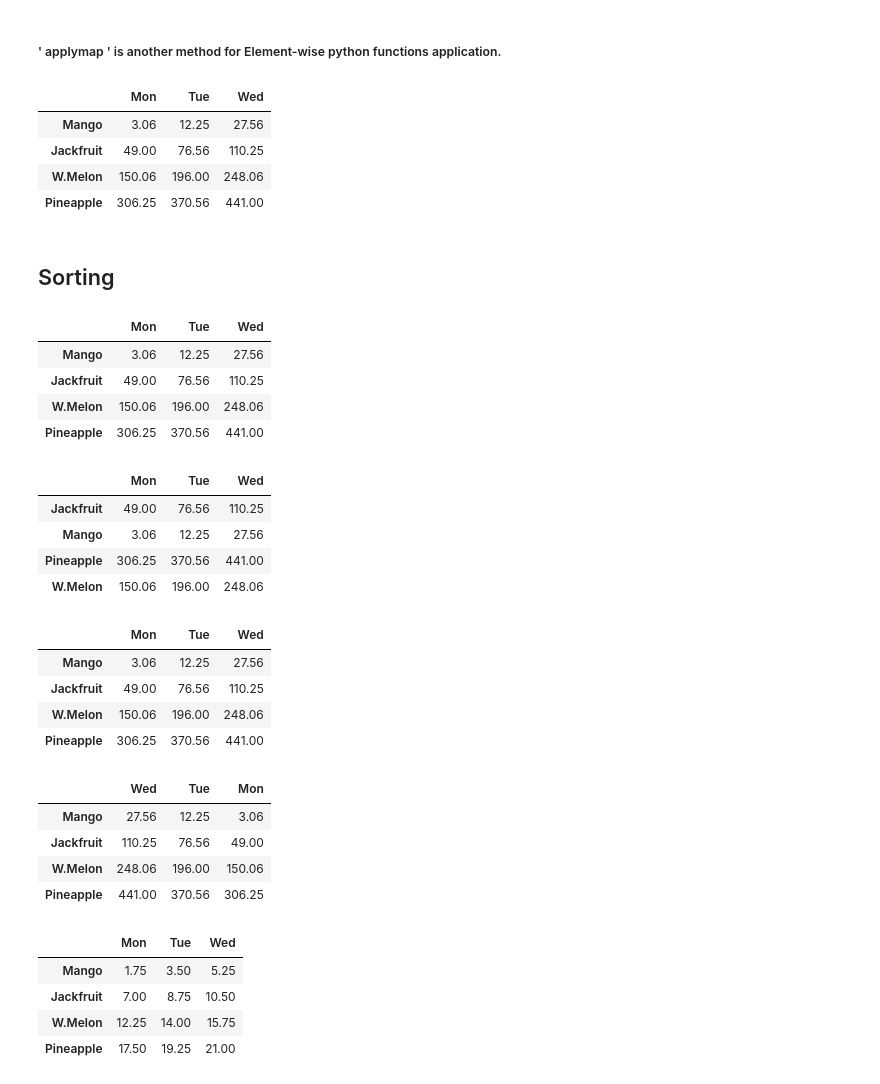
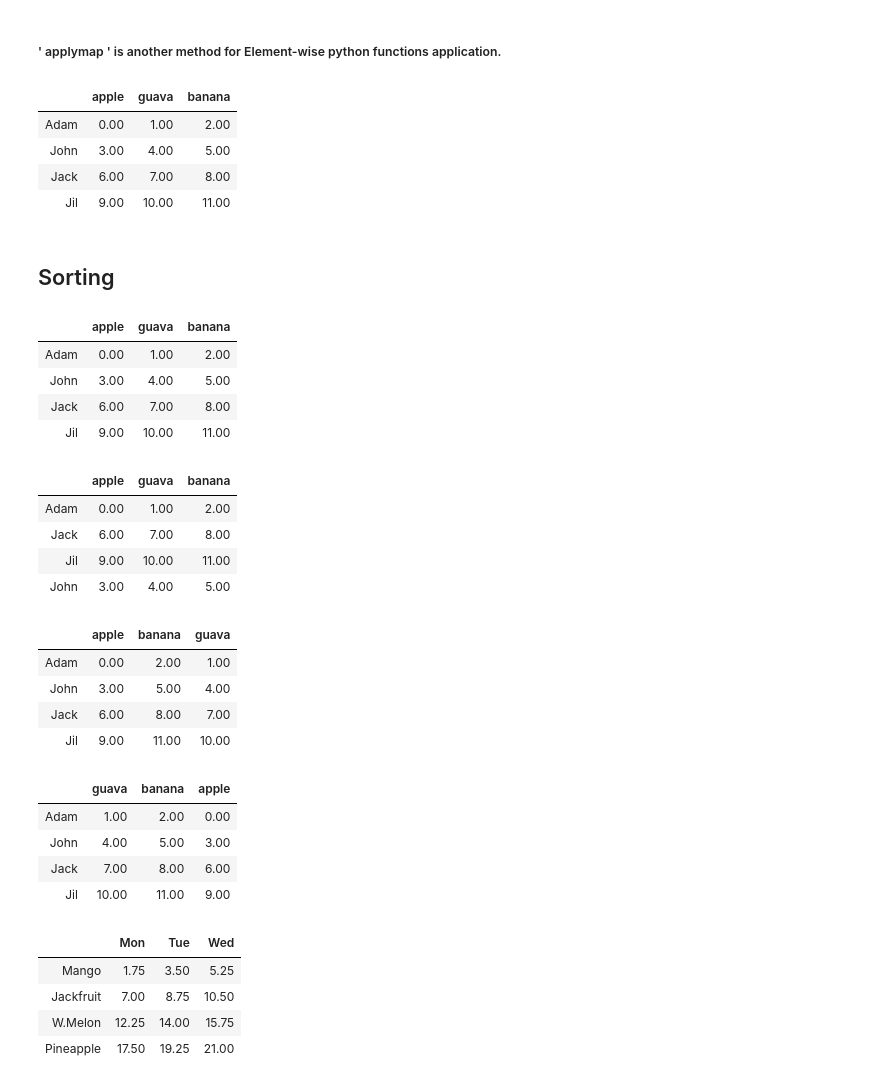
Before and after one commit to akshayjaryal603/Numpy_and_Pandas_Tutorial, a Jupyter notebook: pandas-Starter_Series_DataFrame.ipynb, the cells around one changed output. Drawn from its saved outputs; the diff is of its cells as text; code cells hidden in the pictures.

```diff
--- a/pandas-Starter_Series_DataFrame.ipynb
+++ b/pandas-Starter_Series_DataFrame.ipynb
@@ -956,7 +1018,8 @@ df2.sub(ss2,axis=0)
 # %% [markdown]
 ### NumPy Universal functions (Element-wise array methods) also work with pandas objects.
 # %%
-df1=pd.DataFrame((np.arange(1,13,1)*1.75).reshape(4,3),columns=['Mon','Tue','Wed'],index=['Mango','Jackfruit','W.Melon','Pineapple'])
+df1=pd.DataFrame((np.arange(1,13,1)*1.75).reshape(4,3),columns=['Mon','Tue','Wed']
+                 ,index=['Mango','Jackfruit','W.Melon','Pineapple'])
 df1
 # %% [output]
 |  | Mon | Tue | Wed |
@@ -1055,50 +1122,52 @@ df2
 # %% [markdown]
 ##### ' applymap ' is another method for Element-wise python functions application.
 # %%
-f1=lambda x: '%.2f' % x # Returns each element with only two decimal points
-df3=df2.applymap(f1)
+f1 = lambda x: '%.2f' % x   # Returns each element with only two decimal points
+df3 = df2.applymap(f1)
 df3
 # %% [output]
-|  | Mon | Tue | Wed |
-| Mango | 3.06 | 12.25 | 27.56 |
-| Jackfruit | 49.00 | 76.56 | 110.25 |
-| W.Melon | 150.06 | 196.00 | 248.06 |
-| Pineapple | 306.25 | 370.56 | 441.00 |
+|  | apple | guava | banana |
+| Adam | 0.00 | 1.00 | 2.00 |
+| John | 3.00 | 4.00 | 5.00 |
+| Jack | 6.00 | 7.00 | 8.00 |
+| Jil | 9.00 | 10.00 | 11.00 |
 # %% [markdown]
 ## Sorting
 # %%
 df3
 # %% [output]
-|  | Mon | Tue | Wed |
-| Mango | 3.06 | 12.25 | 27.56 |
-| Jackfruit | 49.00 | 76.56 | 110.25 |
-| W.Melon | 150.06 | 196.00 | 248.06 |
-| Pineapple | 306.25 | 370.56 | 441.00 |
+|  | apple | guava | banana |
+| Adam | 0.00 | 1.00 | 2.00 |
+| John | 3.00 | 4.00 | 5.00 |
+| Jack | 6.00 | 7.00 | 8.00 |
+| Jil | 9.00 | 10.00 | 11.00 |
 # %%
-df3.sort_index() # axis can be passed
+df3.sort_index(axis='index')      # axis = 0 can be sorted rows wise
 # %% [output]
-|  | Mon | Tue | Wed |
-| Jackfruit | 49.00 | 76.56 | 110.25 |
-| Mango | 3.06 | 12.25 | 27.56 |
-| Pineapple | 306.25 | 370.56 | 441.00 |
-| W.Melon | 150.06 | 196.00 | 248.06 |
+|  | apple | guava | banana |
+| Adam | 0.00 | 1.00 | 2.00 |
+| Jack | 6.00 | 7.00 | 8.00 |
+| Jil | 9.00 | 10.00 | 11.00 |
+| John | 3.00 | 4.00 | 5.00 |
 # %%
-df3.sort_index(axis=1)#
+df3.sort_index(axis=1)       # axis = 1 sort columns wise
 # %% [output]
-|  | Mon | Tue | Wed |
-| Mango | 3.06 | 12.25 | 27.56 |
-| Jackfruit | 49.00 | 76.56 | 110.25 |
-| W.Melon | 150.06 | 196.00 | 248.06 |
-| Pineapple | 306.25 | 370.56 | 441.00 |
+|  | apple | banana | guava |
+| Adam | 0.00 | 2.00 | 1.00 |
+| John | 3.00 | 5.00 | 4.00 |
+| Jack | 6.00 | 8.00 | 7.00 |
+| Jil | 9.00 | 11.00 | 10.00 |
 # %%
-# Data is sorted in ascending order by default which can be made descending by passing ascending =False
-df3.sort_index(axis=1,ascending=False)
+# Data is sorted in ascending order by default which can be made
+# descending by passing ascending = False
+
+df3.sort_index(axis=1, ascending=False)
 # %% [output]
-|  | Wed | Tue | Mon |
-| Mango | 27.56 | 12.25 | 3.06 |
-| Jackfruit | 110.25 | 76.56 | 49.00 |
-| W.Melon | 248.06 | 196.00 | 150.06 |
-| Pineapple | 441.00 | 370.56 | 306.25 |
+|  | guava | banana | apple |
+| Adam | 1.00 | 2.00 | 0.00 |
+| John | 4.00 | 5.00 | 3.00 |
+| Jack | 7.00 | 8.00 | 6.00 |
+| Jil | 10.00 | 11.00 | 9.00 |
 # %%
 df1
 # %% [output]
```
Also changed, not shown: parts of 49 cells of this notebook, 4 other files.
